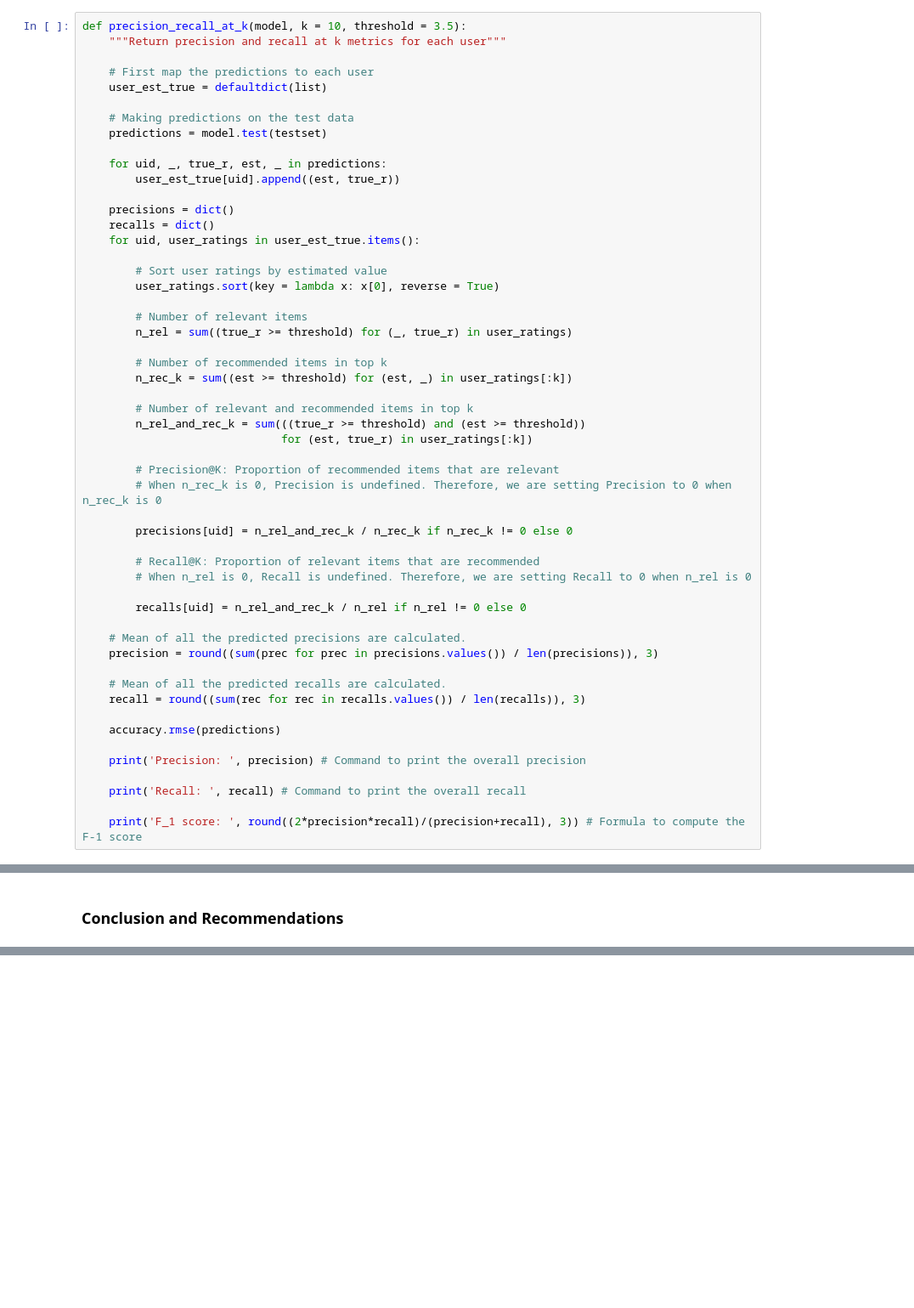
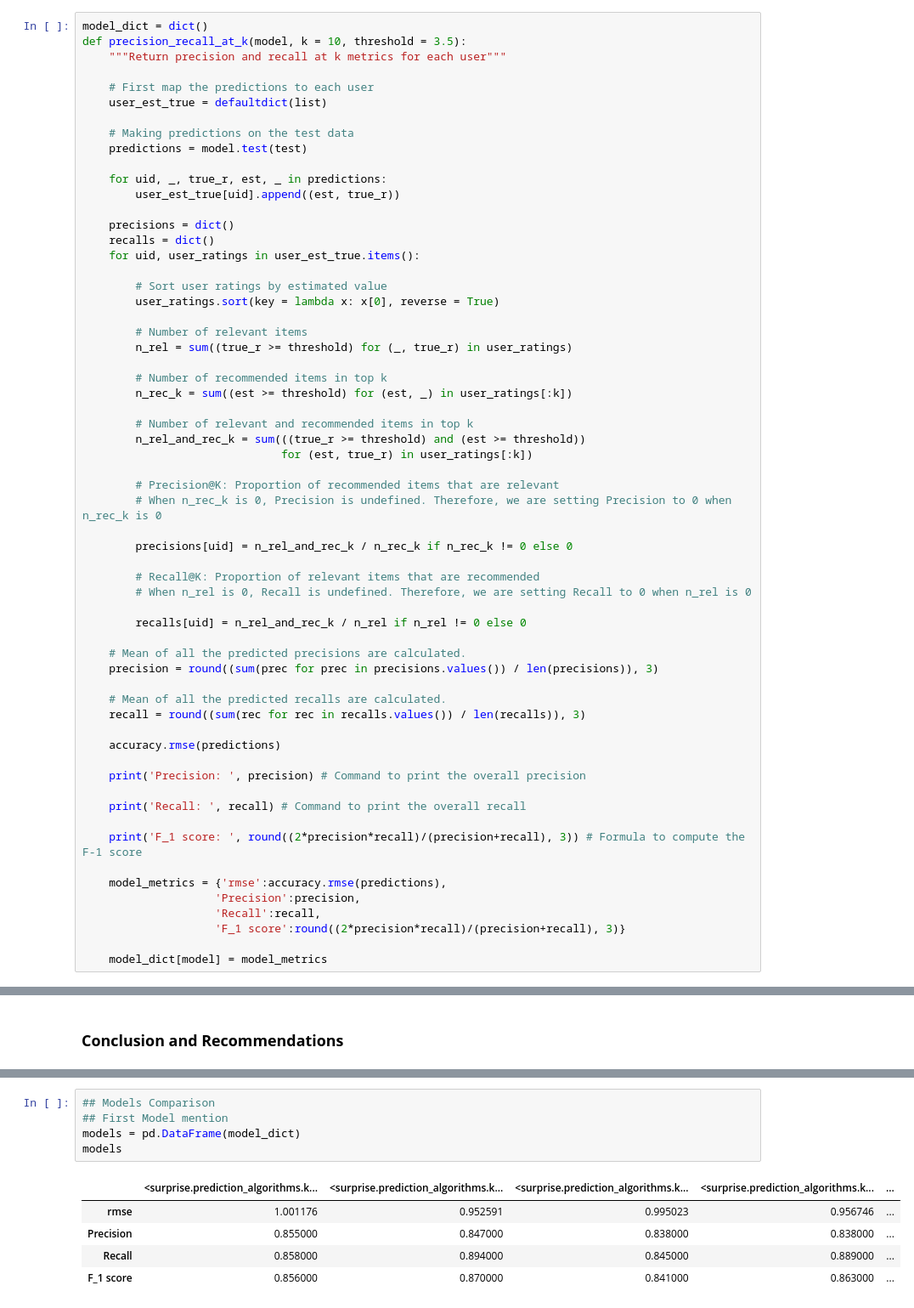
Before and after one commit to rathorevedant99/mit_idss_recommender_system, a Jupyter notebook: Recommendation_Systems_Learner_Notebook_Full_Code.ipynb, the cells around one changed output, grey strips where cells are left out. Shown at 85% size. Drawn from its saved outputs; the diff is of its cells as text; blank space fills up the shorter version.

```diff
--- a/Recommendation_Systems_Learner_Notebook_Full_Code.ipynb
+++ b/Recommendation_Systems_Learner_Notebook_Full_Code.ipynb
@@ -420,6 +439,7 @@ from surprise import CoClustering
 - To compute **precision and recall**, **top k** predictions are taken under consideration for each user.
 - We will use the precision and recall to compute the F1-score.
 # %%
+model_dict = dict()
 def precision_recall_at_k(model, k = 10, threshold = 3.5):
     """Return precision and recall at k metrics for each user"""
 
@@ -427,7 +447,7 @@ def precision_recall_at_k(model, k = 10, threshold = 3.5):
     user_est_true = defaultdict(list)
 
     # Making predictions on the test data
-    predictions = model.test(testset)
+    predictions = model.test(test)
 
     for uid, _, true_r, est, _ in predictions:
         user_est_true[uid].append((est, true_r))
@@ -472,6 +492,13 @@ def precision_recall_at_k(model, k = 10, threshold = 3.5):
     print('Recall: ', recall) # Command to print the overall recall
 
     print('F_1 score: ', round((2*precision*recall)/(precision+recall), 3)) # Formula to compute the F-1 score
+
+    model_metrics = {'rmse':accuracy.rmse(predictions),
+                    'Precision':precision,
+                    'Recall':recall,
+                    'F_1 score':round((2*precision*recall)/(precision+recall), 3)}
+
+    model_dict[model] = model_metrics
 # %% [markdown]
 **Hints:**
 
@@ -972,0 +1171,11 @@ Prediction(uid='A34BZM6S9L7QI4', iid='1400501466', r_ui=None, est=4.135297497828
+# %%
+## Models Comparison
+## First Model mention
+models = pd.DataFrame(model_dict)
+models
+# %% [output]
+|  | <surprise.prediction_algorithms.k... | <surprise.prediction_algorithms.k... | <surprise.prediction_algorithms.k... | <surprise.prediction_algorithms.k... | ... |
+| rmse | 1.001176 | 0.952591 | 0.995023 | 0.956746 | ... |
+| Precision | 0.855000 | 0.847000 | 0.838000 | 0.838000 | ... |
+| Recall | 0.858000 | 0.894000 | 0.845000 | 0.889000 | ... |
+| F_1 score | 0.856000 | 0.870000 | 0.841000 | 0.863000 | ... |
```
Also changed, not shown: parts of 64 cells of this notebook, 1 other file.
